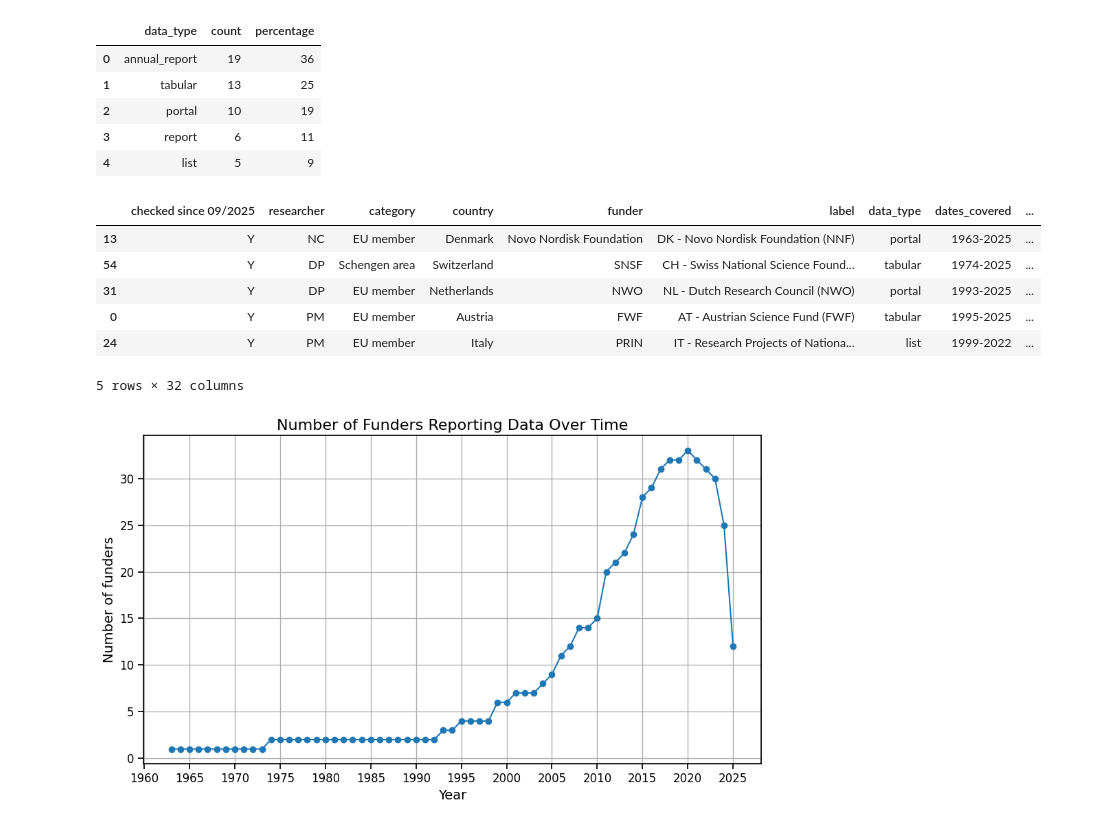
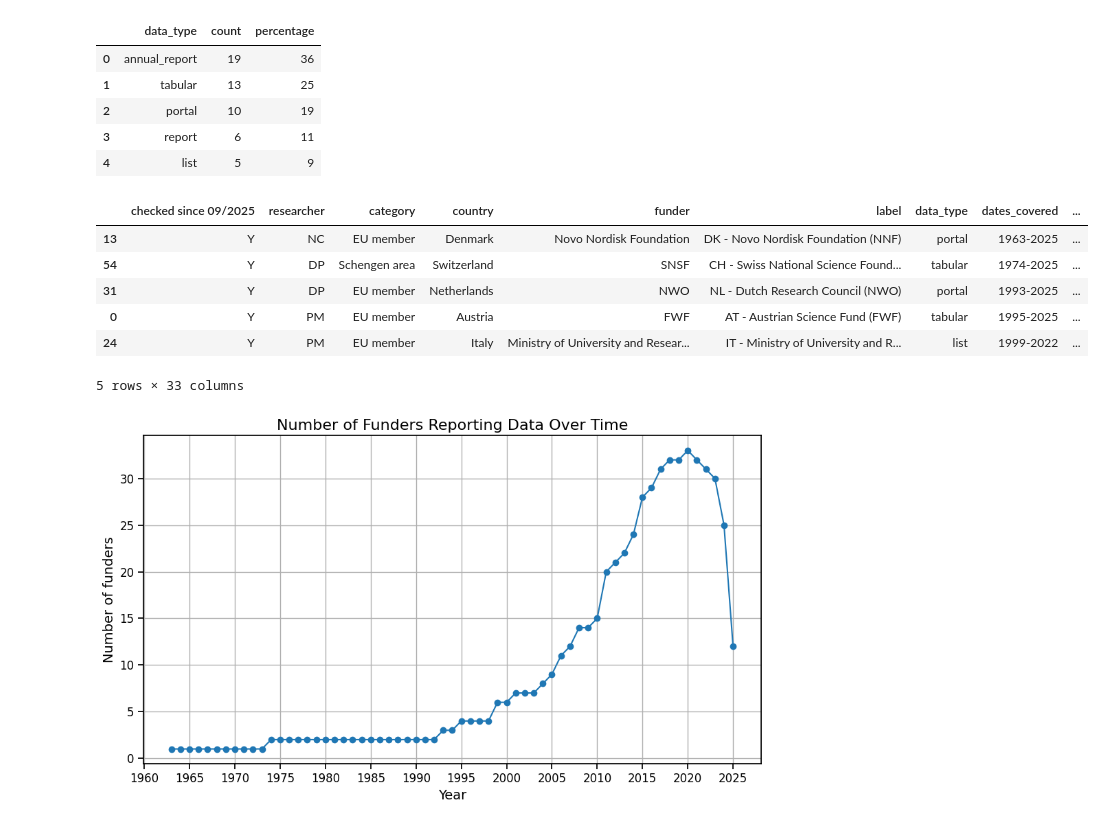
Before and after one commit to WomenInNeuroscience/funders_project, a Jupyter notebook: code/funder_analysis.ipynb, the cells around one changed output. Saved outputs shown, nothing was run; the diff lists cells and outputs as text; code cells hidden in the pictures.

```diff
--- a/code/funder_analysis.ipynb
+++ b/code/funder_analysis.ipynb
@@ -22,7 +32,7 @@ def extract_years(dates):
 # Set paths
 root_p = Path("/Users/natashaclarke/winrepo/funders_project")
 data_p = root_p / "data"
-stats_p = data_p / "FundingAgencyStats - 2025-12-08_full_eu_breakdown_analysis.csv"
+stats_p = data_p / "FundingAgencyStats - 2025-12-10_full_eu_breakdown_analysis.csv"
 figures_p = root_p / "figures"
 figures_p.mkdir(parents=True, exist_ok=True)
 # %%
@@ -50,0 +41,20 @@ Funders with data: 35
+# %%
+# Clean labels: strip spaces and remove Liechtenstein
+df['clean_label'] = df['label'].str.strip()
+funders = df[~df['clean_label'].str.lower().str.contains("no national funding")].copy()
+
+# Total unique countries
+num_countries = df['country'].nunique()
+
+# Total unique funders (excluding placeholders)
+num_funders = funders['clean_label'].nunique()
+
+# How many funders have data
+funder_max = funders.groupby('clean_label').agg({
+    'findable': 'max',
+}).reset_index()
+num_funders_with_data = (funder_max['findable'] == 1).sum()
+
+print(f"Countries: {num_countries}")
+print(f"Funders total: {num_funders}")
+print(f"Funders with data: {num_funders_with_data}")
@@ -106,17 +120,17 @@ data_type_counts
 # %%
 # Calculate the widest range of data available per funder
 # Extract start and end of funding years
-df[["start_year", "end_year"]] = (df["dates_covered"].apply(extract_years).apply(pd.Series))
-df["start_year"] = df["start_year"].astype("Int64")
-df["end_year"] = df["end_year"].astype("Int64")
-df.sort_values("start_year").head()
+funders[["start_year", "end_year"]] = (funders["dates_covered"].apply(extract_years).apply(pd.Series))
+funders["start_year"] = funders["start_year"].astype("Int64")
+funders["end_year"] = funders["end_year"].astype("Int64")
+funders.sort_values("start_year").head()
 # %% [output]
 |  | checked since 09/2025 | researcher | category | country | funder | label | data_type | dates_covered | ... |
 | 13 | Y | NC | EU member | Denmark | Novo Nordisk Foundation | DK - Novo Nordisk Foundation (NNF) | portal | 1963-2025 | ... |
 | 54 | Y | DP | Schengen area | Switzerland | SNSF | CH - Swiss National Science Found... | tabular | 1974-2025 | ... |
 | 31 | Y | DP | EU member | Netherlands | NWO | NL - Dutch Research Council (NWO) | portal | 1993-2025 | ... |
 | 0 | Y | PM | EU member | Austria | FWF | AT - Austrian Science Fund (FWF) | tabular | 1995-2025 | ... |
-| 24 | Y | PM | EU member | Italy | PRIN | IT - Research Projects of Nationa... | list | 1999-2022 | ... |
+| 24 | Y | PM | EU member | Italy | Ministry of University and Resear... | IT - Ministry of University and R... | list | 1999-2022 | ... |
-5 rows × 32 columns
+5 rows × 33 columns
 # %%
 # Drop rows with no years
```
Also changed, not shown: parts of 16 cells of this notebook, 4 other files.
